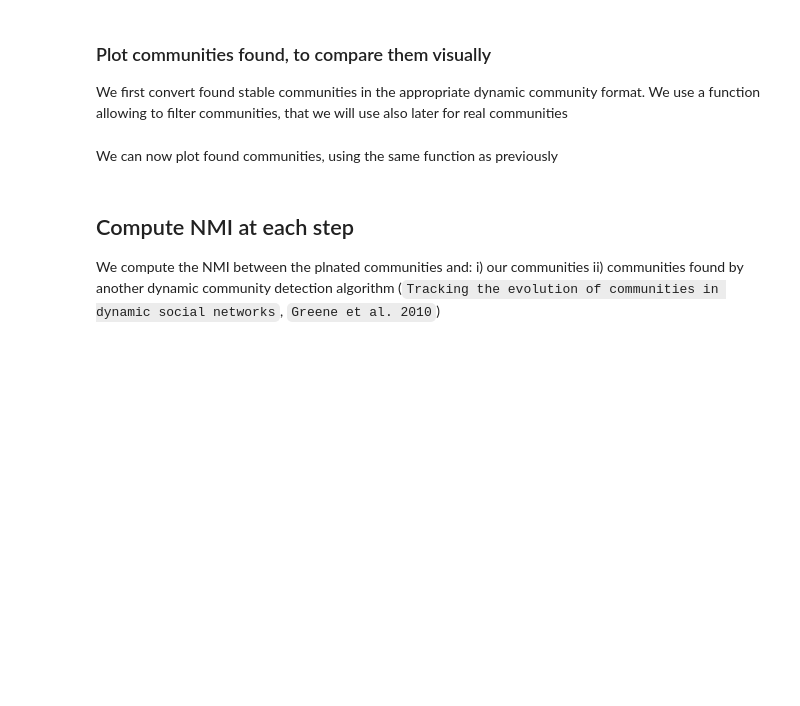
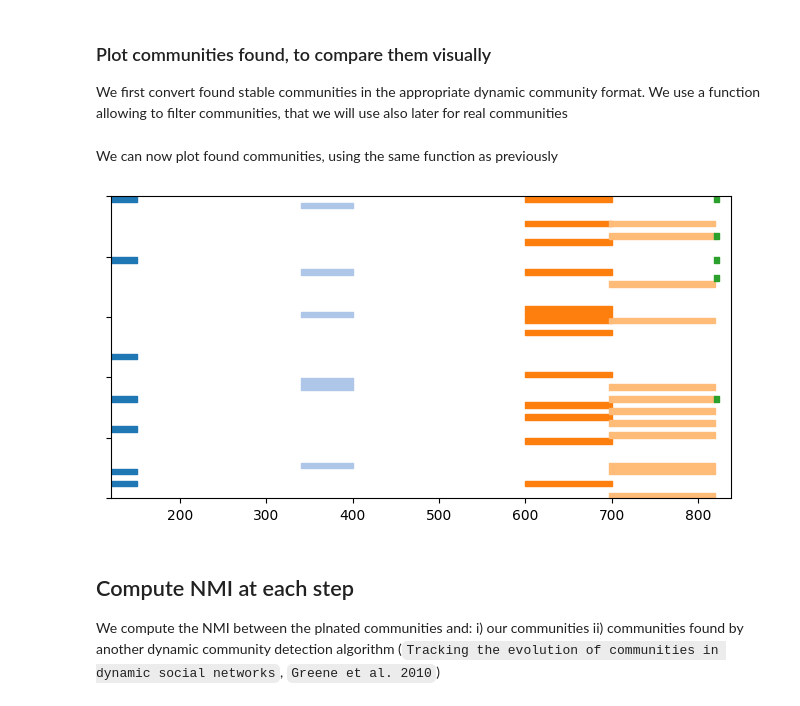
Before and after one commit to Yquetzal/ECML_PKDD_2019, a Jupyter notebook: simple_demo.ipynb, the cells around one changed output. Saved outputs shown, nothing was run; the diff lists cells and outputs as text; code cells hidden in the pictures; blank space fills up the shorter version.

```diff
--- a/simple_demo.ipynb
+++ b/simple_demo.ipynb
@@ -111,9 +117,9 @@ def convert_stable_communities(persistant_coms,nb_coms=None,duration_min=0,durat
 We can now plot found communities, using the same function as previously
 # %%
 found_stable_communities = convert_stable_communities(persistant_coms)
-p = tn.plot_longitudinal(tn.DynGraphIG(),found_stable_communities,nodes=node_order,height=400)
-output_notebook() #output_file("found.html")
-show(p)
+tn.plot_longitudinal(tn.DynGraphIG(),found_stable_communities,nodes=node_order,height=400)
+# %% [output]
+[figure, added]
 # %% [markdown]
 ## Compute NMI at each step
 We compute the NMI between the plnated communities and: i) our communities ii) communities found by another dynamic community detection algorithm (`Tracking the evolution of communities in dynamic social networks`, `Greene et al. 2010`)
```
Also changed, not shown: parts of 8 cells of this notebook.
